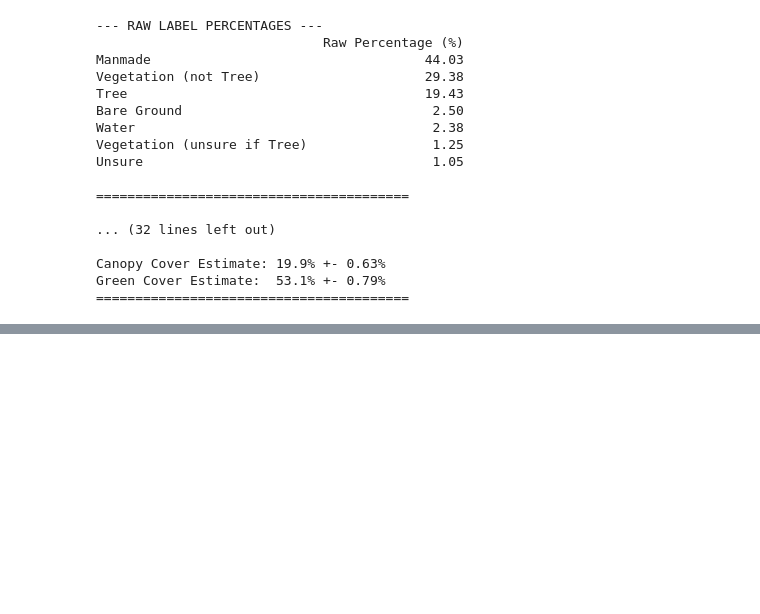
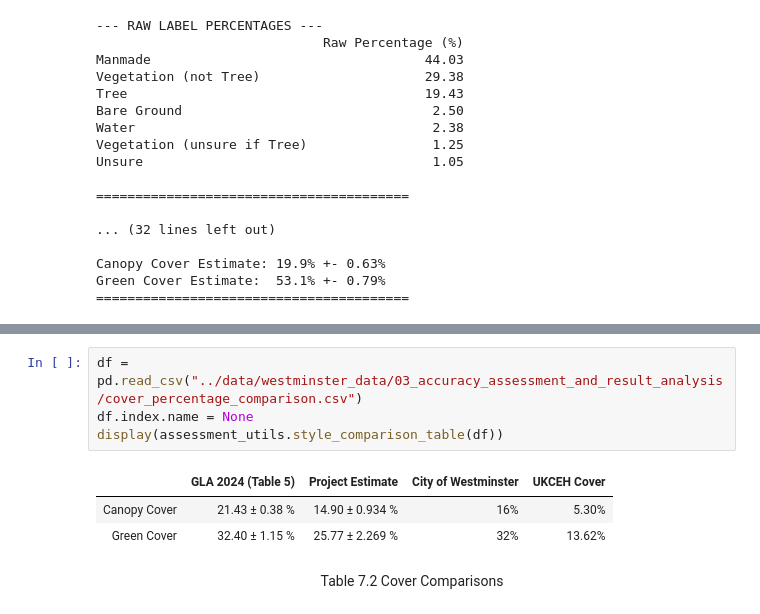
Before and after one commit to Cenan-Alhassan/green-cover-pipeline, a Jupyter notebook: notebooks/03_accuracy_assessment_and_result_analysis.ipynb, the cells around one changed output, grey strips where cells are left out. Cells and saved outputs as stored; diff of their text form; blank space fills up the shorter version.

```diff
--- a/notebooks/03_accuracy_assessment_and_result_analysis.ipynb
+++ b/notebooks/03_accuracy_assessment_and_result_analysis.ipynb
@@ -553,0 +603,10 @@ show map similarities, where it excels where it does not
+# %%
+df = pd.read_csv("../data/westminster_data/03_accuracy_assessment_and_result_analysis/cover_percentage_comparison.csv")
+df.index.name = None
+display(assessment_utils.style_comparison_table(df))
+# %% [output]
+|  | GLA 2024 (Table 5) | Project Estimate | City of Westminster | UKCEH Cover |
+| Canopy Cover | 21.43 ± 0.38 % | 14.90 ± 0.934 % | 16% | 5.30% |
+| Green Cover | 32.40 ± 1.15 % | 25.77 ± 2.269 % | 32% | 13.62% |
+# %% [markdown]
+<center>Table 7.2 Cover Comparisons</center>
```
Also changed, not shown: parts of 36 cells of this notebook, 2 other files.
